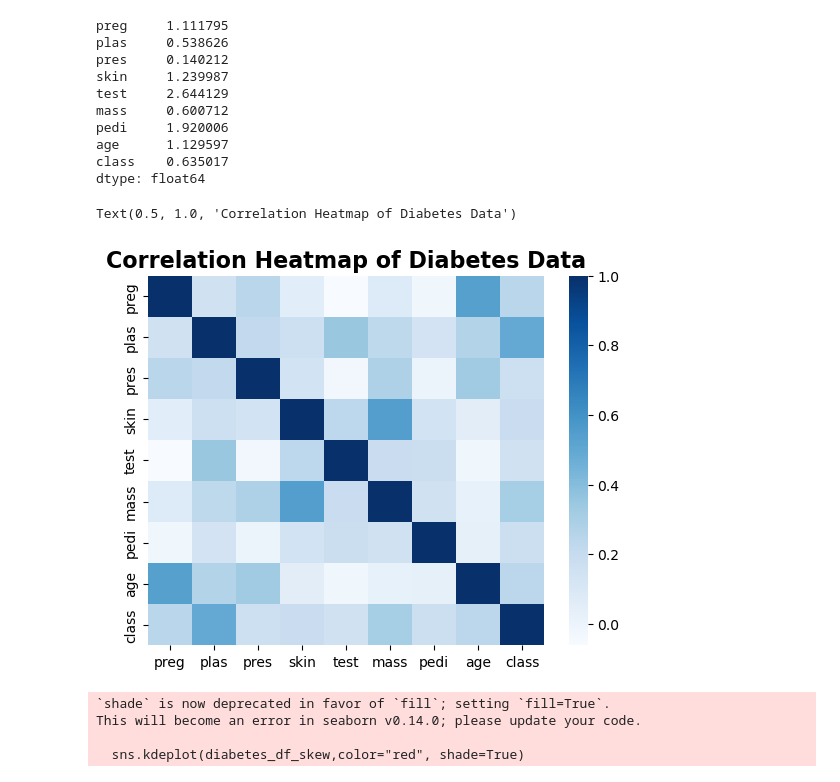
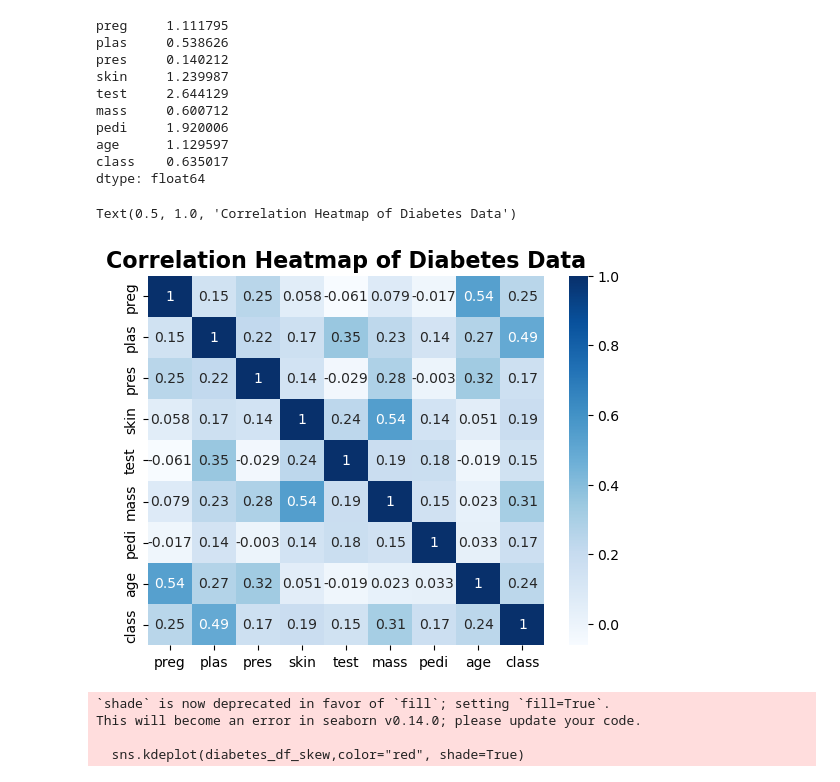
Before and after one commit to rahknov/CS103, a Jupyter notebook: Activity 2/data median.ipynb, the cells around one changed output. Saved outputs shown, nothing was run; the diff lists cells and outputs as text; code cells hidden in the pictures.

Commit message:
Added values inside each cell in heatmap

```diff
--- a/Activity 2/data median.ipynb
+++ b/Activity 2/data median.ipynb
@@ -206,11 +206,11 @@ dtype: float64
 #diabetes_df.to_csv('modified.csv', index=False)
 # %%
 # plotting correlation heatmap
-sns.heatmap(diabetes_df.corr(), cmap="Blues")
+sns.heatmap(diabetes_df.corr(), cmap="Blues", annot=True)
 plt.title("Correlation Heatmap of Diabetes Data", fontweight='bold', fontsize=16)
 # %% [output]
 Text(0.5, 1.0, 'Correlation Heatmap of Diabetes Data')
-[figure, old version]
+[figure, new version]
 # %%
 #diabetes_df["age"].skew()
 sns.kdeplot(diabetes_df_skew,color="red", shade=True)
```
Also changed, not shown: 1 other file.
